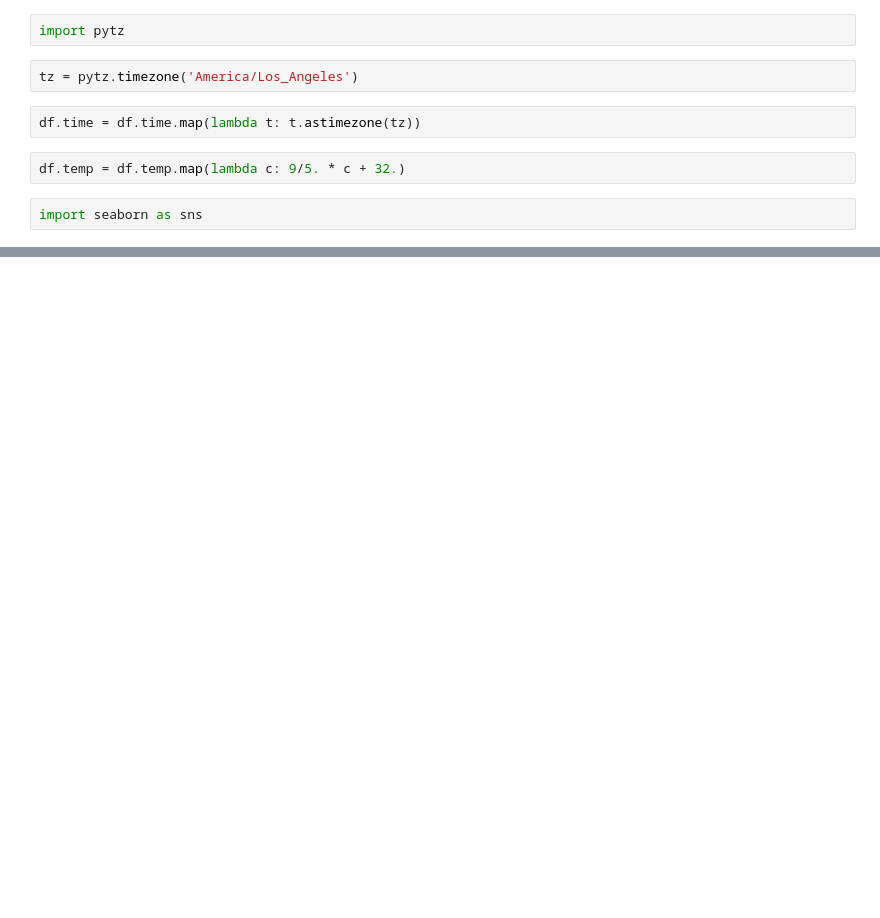
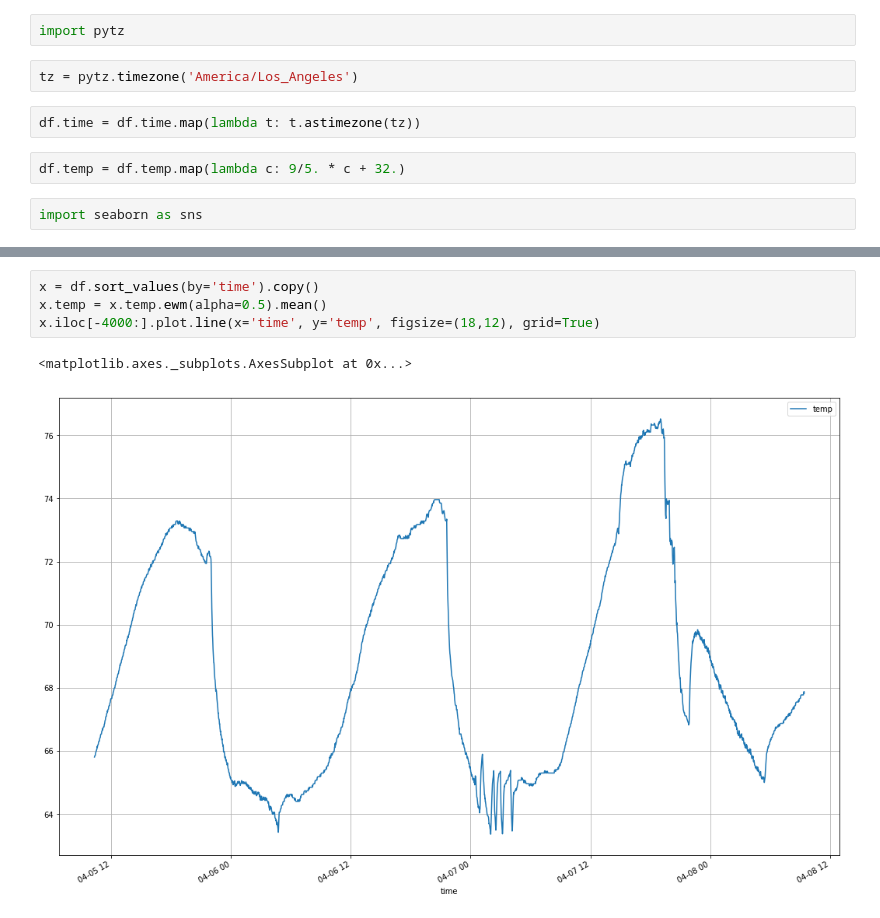
Before and after one commit to binarybana/attic-fan-control-pi, a Jupyter notebook: contrib/attic-plot/plotting.ipynb, the cells around one changed output, grey strips where cells are left out. Cells and saved outputs as stored; diff of their text form; blank space fills up the shorter version.

```diff
--- a/contrib/attic-plot/plotting.ipynb
+++ b/contrib/attic-plot/plotting.ipynb
@@ -65,0 +57,7 @@ d[0]['temp']*9/5 + 32
+# %%
+x = df.sort_values(by='time').copy()
+x.temp = x.temp.ewm(alpha=0.5).mean()
+x.iloc[-4000:].plot.line(x='time', y='temp', figsize=(18,12), grid=True)
+# %% [output]
+<matplotlib.axes._subplots.AxesSubplot at 0x...>
+[figure, added]
```
Also changed, not shown: parts of 10 cells of this notebook.
